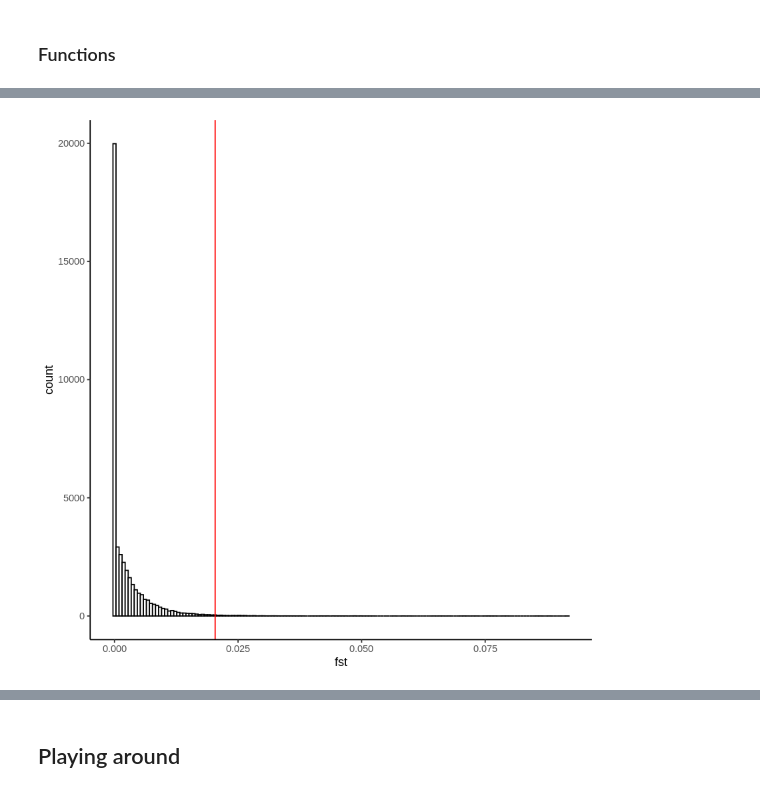
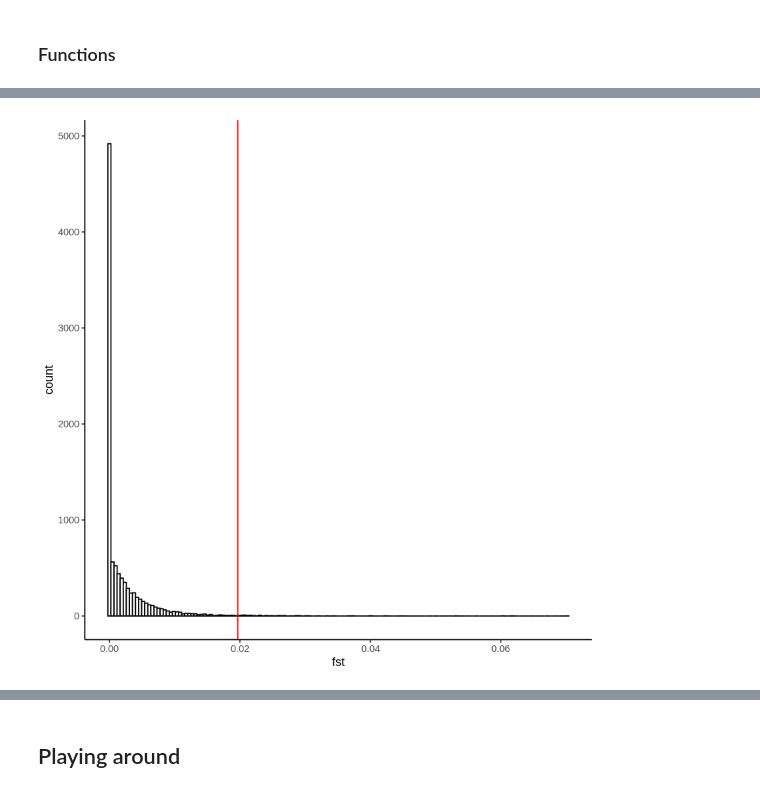
Before and after one commit to James-S-Santangelo/toronto_gwsd, a Jupyter notebook: notebooks/outlier_test.r.ipynb, the cells around one changed output, grey strips where cells are left out. Cells and saved outputs as stored; diff of their text form; code cells hidden in the pictures.

```diff
--- a/notebooks/outlier_test.r.ipynb
+++ b/notebooks/outlier_test.r.ipynb
@@ -110,3 +160,3 @@ print(sprintf('%s windows were missing from the Fst Dataframe. %s windows remain
 # %%
 testChr_allStats <- allStats_windowed_df %>%
-    filter(Chr == 'CM019102.1')
+    filter(Chr == 'CM019103.1')
@@ -113,22 +171,22 @@ testChr_allStats <- allStats_windowed_df %>%
 # %%
 # Quick histogram of the distribution of windowed Fst values
 # Red line is 99th percentile
 # Use only windows with great than `nSites_thresh`
-nSites_thresh <- 2000
+nSites_thresh <- 200
 testChr_allStats_filt <- testChr_allStats %>%
     filter_at(vars(starts_with('nSites')), ~ . >= nSites_thresh)
 
 fst_quant_filt <- quantile(testChr_allStats_filt %>% pull(fst), probs = c(0.99))
 tp_quant_filt <- quantile(testChr_allStats_filt %>% pull(delta_tp_ur), probs = c(0.01, 0.99))
 td_quant_filt <- quantile(testChr_allStats_filt %>% pull(delta_td_ur), probs = c(0.01, 0.99))
 
 testChr_allStats_filt %>%
     ggplot(., aes(x = fst)) +
     geom_histogram(bins = 150, color = 'black', fill = 'white') +
     geom_vline(xintercept = fst_quant_filt, color = 'red') +
     theme_classic()
 # %% [output]
-[figure, old version]
+[figure, new version]
 # %%
 testChr_allStats_filt <- testChr_allStats_filt %>%
     mutate(fst_outlier = ifelse(fst >= fst_quant_filt, 1, 0),
```
Also changed, not shown: parts of 30 cells of this notebook, 2 other files.
